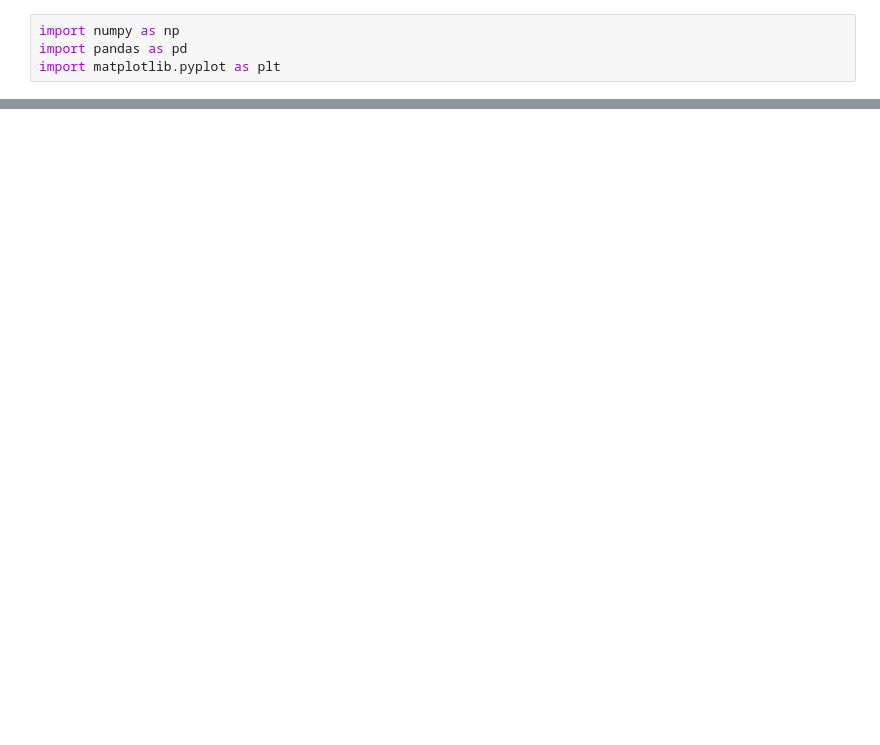
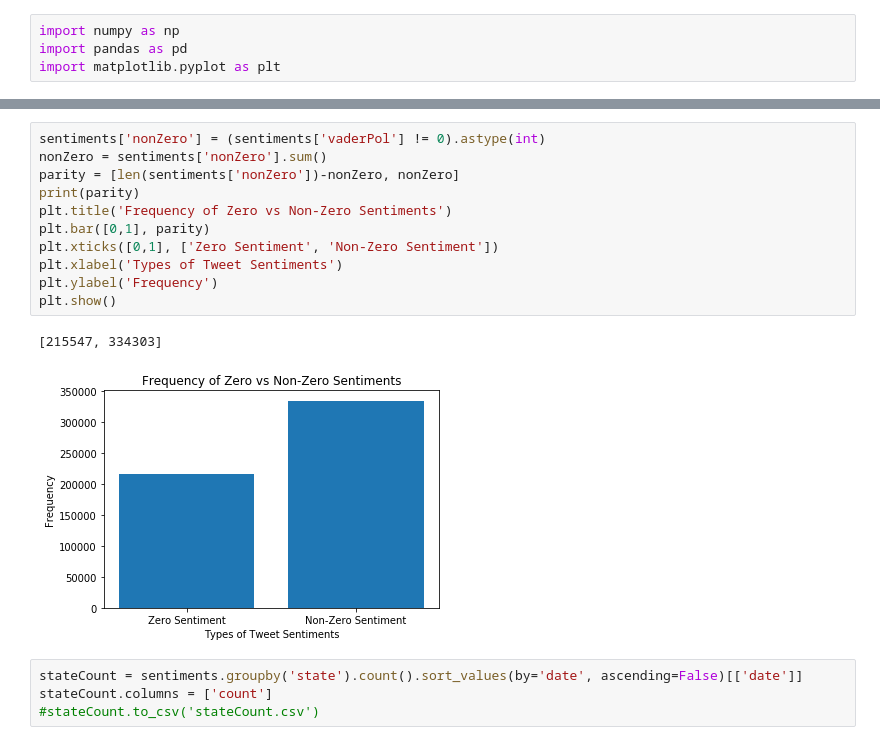
Before and after one commit to alvinzhu33/14.33, a Jupyter notebook: 14.33 Final Paper/Analysis/Graphs and Quick Facts.ipynb, the cells around one changed output, grey strips where cells are left out. Cells and saved outputs as stored; diff of their text form; blank space fills up the shorter version.

```diff
--- a/14.33 Final Paper/Analysis/Graphs and Quick Facts.ipynb
+++ b/14.33 Final Paper/Analysis/Graphs and Quick Facts.ipynb
@@ -47,0 +39,18 @@ outside.groupby('statefips').min()['gps_away_from_home'].mean()*100*(-1.641*10**
+# %%
+sentiments['nonZero'] = (sentiments['vaderPol'] != 0).astype(int)
+nonZero = sentiments['nonZero'].sum()
+parity = [len(sentiments['nonZero'])-nonZero, nonZero]
+print(parity)
+plt.title('Frequency of Zero vs Non-Zero Sentiments')
+plt.bar([0,1], parity)
+plt.xticks([0,1], ['Zero Sentiment', 'Non-Zero Sentiment'])
+plt.xlabel('Types of Tweet Sentiments')
+plt.ylabel('Frequency')
+plt.show()
+# %% [output]
+[215547, 334303]
+[figure, added]
+# %%
+stateCount = sentiments.groupby('state').count().sort_values(by='date', ascending=False)[['date']]
+stateCount.columns = ['count']
+#stateCount.to_csv('stateCount.csv')
```
Also changed, not shown: parts of 8 cells of this notebook, 11 other files.
